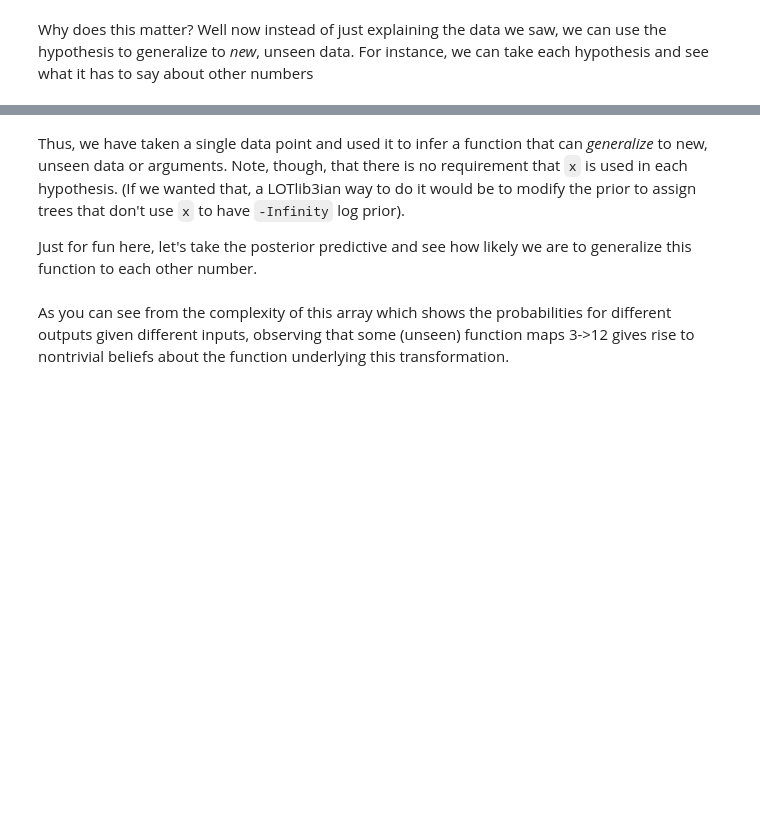
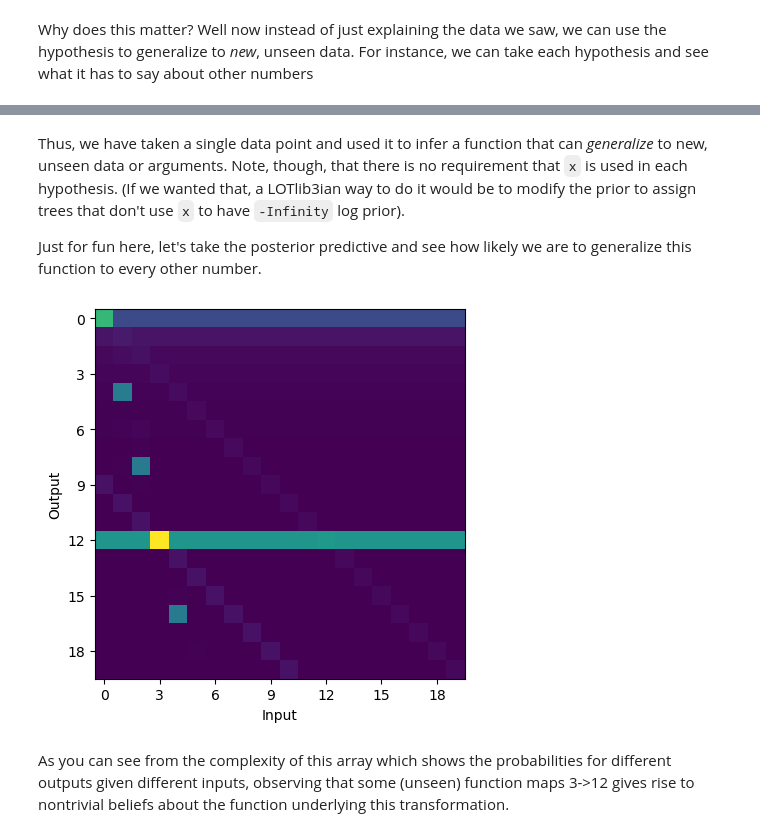
Before and after one commit to thelogicalgrammar/pLoT_course, a Jupyter notebook: book/9_lab.ipynb, the cells around one changed output, grey strips where cells are left out. Drawn from its saved outputs; the diff is of its cells as text; code cells hidden in the pictures; blank space fills up the shorter version.

```diff
--- a/book/9_lab.ipynb
+++ b/book/9_lab.ipynb
@@ -161,0 +354,10 @@ for h in MetropolisHastingsSampler(h0, data, steps=10000):
+# %%
+# Now our data takes input x=3 and maps it to 12
+# What could the function be?
+data = [
+    FunctionData(
+        input=[3],
+        output=12,
+        alpha=0.99
+    )
+]
@@ -174,4 +403,4 @@ for h in tn.get_all(sorted=True):
 # %% [markdown]
 Thus, we have taken a single data point and used it to infer a function that can *generalize* to new, unseen data or arguments. Note, though, that there is no requirement that `x` is used in each hypothesis. (If we wanted that, a LOTlib3ian way to do it would be to modify the prior to assign trees that don't use `x` to have `-Infinity` log prior).
 
-Just for fun here, let's take the posterior predictive and see how likely we are to generalize this function to each other number.
+Just for fun here, let's take the posterior predictive and see how likely we are to generalize this function to every other number.
@@ -217,3 +416,39 @@ print(numpy.array_str(G, precision=3))
+# %%
+# Compute the normalizing constant
+z = logsumexp([h.posterior_score for h in hypotheses])
+
+# Now compute a matrix of how likely each input is to go
+# to each output.
+# An MxM matrix of values
+M = 20
+
+# The probability of generalizing
+G = np.zeros((M,M))
+
+# Now add in each hypothesis' predictive
+for h in hypotheses:
+    # the (normalized) posterior probability of this hypothesis
+    p = np.exp(h.posterior_score - z)
+
+    for x in range(M):
+        try:
+            output = int(h(x))
+        except ValueError:
+            continue
+
+        # only keep those that are in the right range
+        if 0 <= output < M:
+            G[x][int(output)] += p
+# %%
+# And show the output
+plt.imshow(np.array(G).T)
+plt.xticks(np.arange(0,20,3))
+plt.yticks(np.arange(0,20,3))
+plt.xlabel('Input')
+plt.ylabel('Output')
+plt.show()
+# %% [output]
+[figure, added]
 # %% [markdown]
 As you can see from the complexity of this array which shows the probabilities for different outputs given different inputs, observing that some (unseen) function maps 3->12 gives rise to nontrivial beliefs about the function underlying this transformation.
 # %% [markdown]
```
Also changed, not shown: parts of 59 cells of this notebook, 3 other files.
